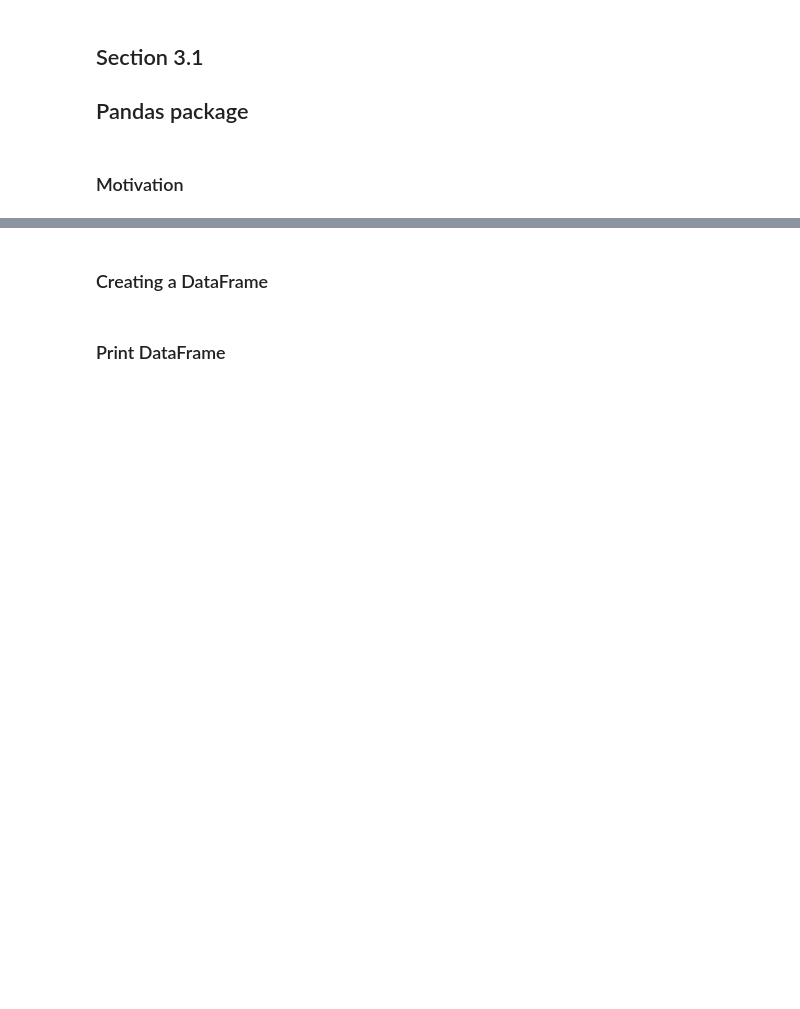
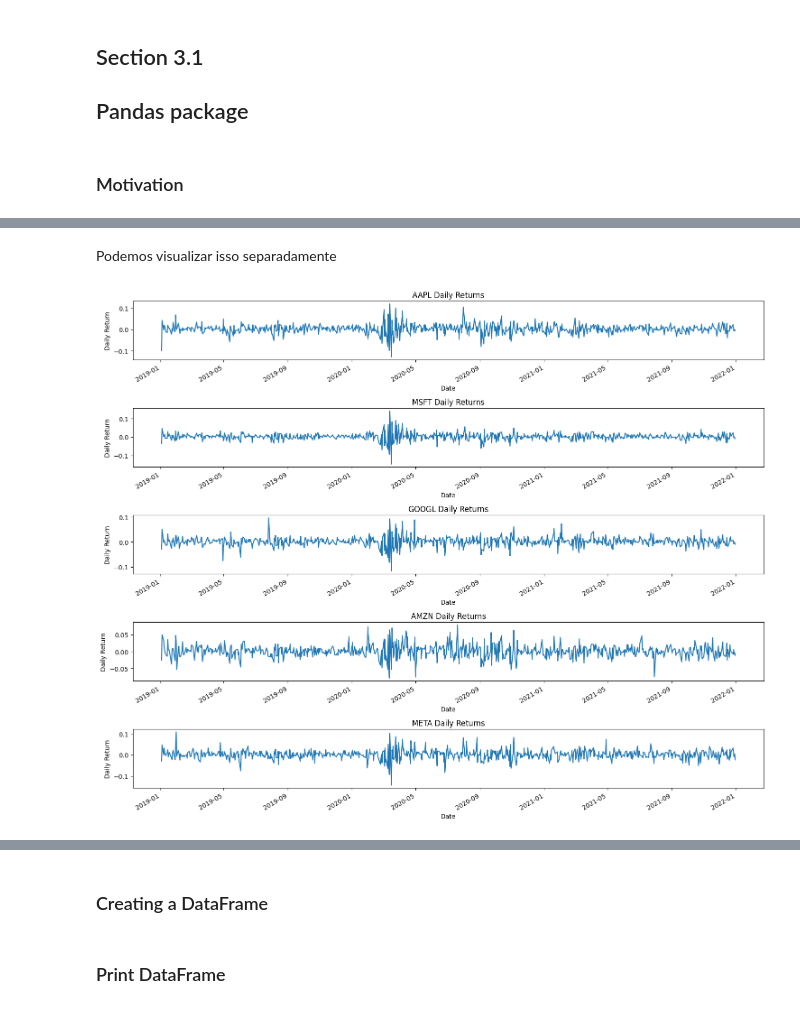
Before and after one commit to vnikoofard/Econofisica, a Jupyter notebook: 1-Programação e Analise de Dados/pyecon_ch3.ipynb, the cells around one changed output, grey strips where cells are left out. Saved outputs shown, nothing was run; the diff lists cells and outputs as text; code cells hidden in the pictures; blank space fills up the shorter version.

```diff
--- a/1-Programação e Analise de Dados/pyecon_ch3.ipynb
+++ b/1-Programação e Analise de Dados/pyecon_ch3.ipynb
@@ -30,0 +56,19 @@ fig.savefig("out/dji.pdf", format="pdf")
+# %% [markdown]
+Podemos visualizar isso separadamente
+# %%
+fig, axes = plt.subplots(nrows=len(tickers), ncols=1, figsize=(15, 12))
+
+# Plot each stock's daily returns in a separate subplot
+for i, ticker in enumerate(tickers):
+    retorno_diario[ticker].plot(ax=axes[i])
+    axes[i].set_xlabel("Date")
+    axes[i].set_ylabel("Daily Return")
+    axes[i].set_title(f"{ticker} Daily Returns")
+
+# Adjust layout
+plt.tight_layout()
+
+# Show the plot
+plt.show()
+# %% [output]
+[figure, added]
```
Also changed, not shown: parts of 51 cells of this notebook, 1 other file.
